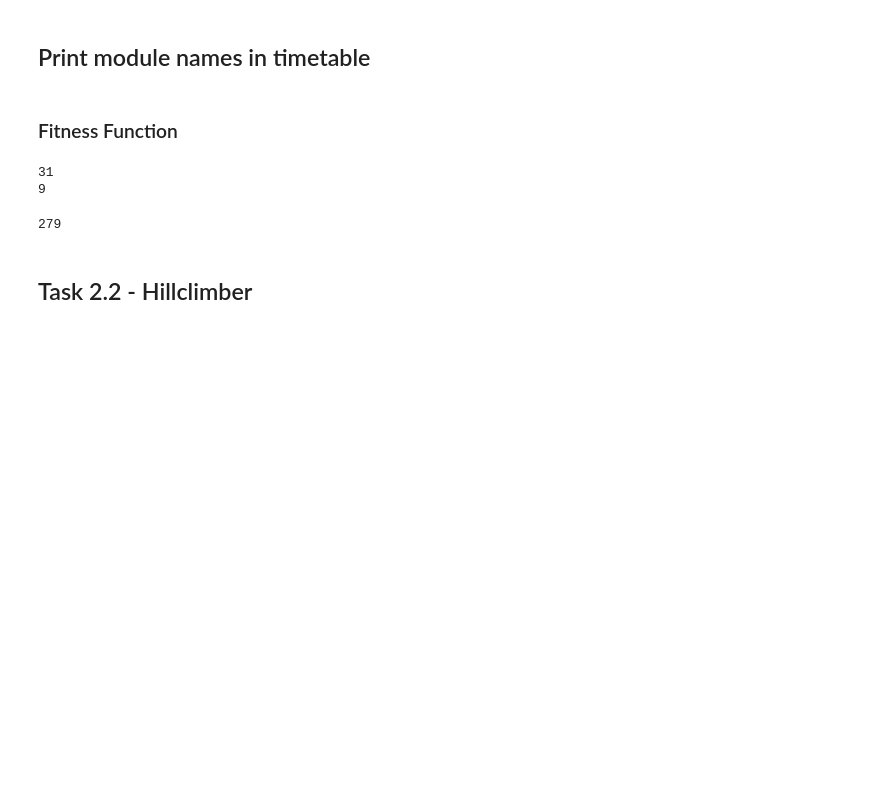
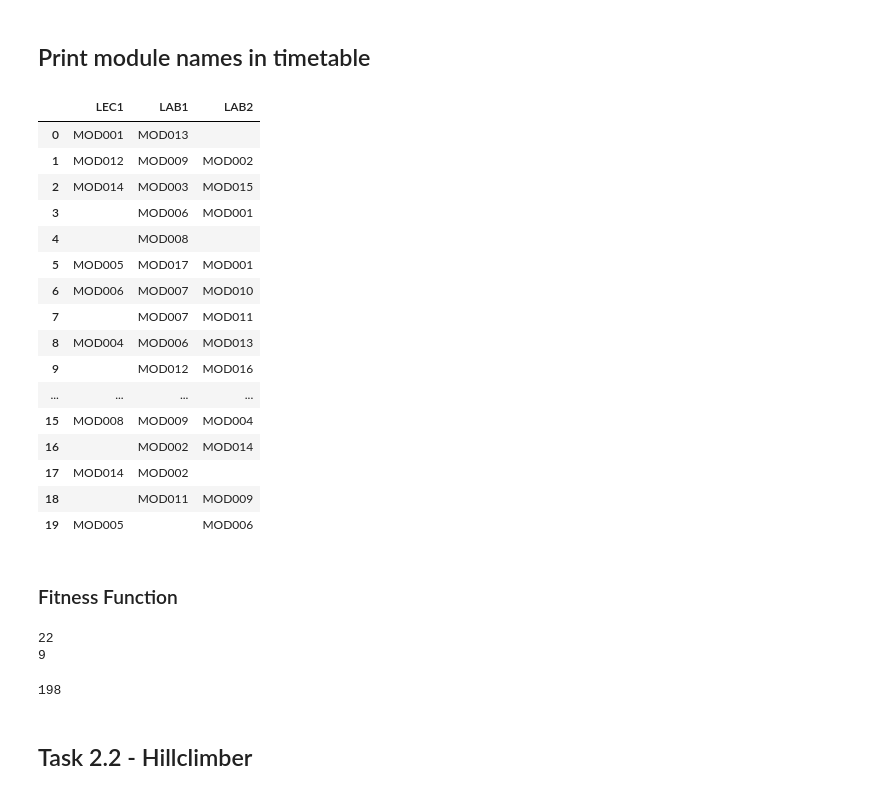
Before and after one commit to Firey56/COMP2002-Coursework, a Jupyter notebook: COMP2002 Jupyter Notebook.ipynb, the cells around one changed output. Drawn from its saved outputs; the diff is of its cells as text; code cells hidden in the pictures; blank space fills up the shorter version.

```diff
--- a/COMP2002 Jupyter Notebook.ipynb
+++ b/COMP2002 Jupyter Notebook.ipynb
@@ -142,6 +142,7 @@ for index, row in data.iterrows():
 def RuinAndRecreate():
     #Creates the module list with the amount of times it has to go into the timetable
     import random
+    solution = []
     moduleAmount = []
     for i in range(len(list)):
         moduleAmount.append(list[i])
@@ -170,28 +171,46 @@ def RuinAndRecreate():
         elif i >= 40 and i < 60:
             df.loc[k, 'LAB2'] = moduleAmount[i]
             k += 1
-
+    solution.append(df)
     return df
 # %% [markdown]
 ## Print module names in timetable
 # %%
 #Function that just prints out the timetable with the names for testing sake
 def printTimetable(timetable):
     timetableModuleNames = pandas.DataFrame(columns=['LEC1','LAB1','LAB2'],index=range(0,20))
     j = 0
     k = 0
     for i in range(60):
         if i < 20:
-            timetableModuleNames.loc[i, 'LEC1'] = timetable.loc[i, 'LEC1'].isLab
+            timetableModuleNames.loc[i, 'LEC1'] = timetable.loc[i, 'LEC1'].moduleName
         elif i >= 20 and i < 40:
-            timetableModuleNames.loc[j, 'LAB1'] = timetable.loc[j, 'LAB1'].isLab
+            timetableModuleNames.loc[j, 'LAB1'] = timetable.loc[j, 'LAB1'].moduleName
             j += 1
         elif i >= 40 and i < 60:
-            timetableModuleNames.loc[k, 'LAB2'] = timetable.loc[k, 'LAB2'].isLab
+            timetableModuleNames.loc[k, 'LAB2'] = timetable.loc[k, 'LAB2'].moduleName
             k += 1
     return timetableModuleNames
 
-#printTimetable(RuinAndRecreate())
+printTimetable(RuinAndRecreate())
+# %% [output]
+|  | LEC1 | LAB1 | LAB2 |
+| 0 | MOD001 | MOD013 |  |
+| 1 | MOD012 | MOD009 | MOD002 |
+| 2 | MOD014 | MOD003 | MOD015 |
+| 3 |  | MOD006 | MOD001 |
+| 4 |  | MOD008 |  |
+| 5 | MOD005 | MOD017 | MOD001 |
+| 6 | MOD006 | MOD007 | MOD010 |
+| 7 |  | MOD007 | MOD011 |
+| 8 | MOD004 | MOD006 | MOD013 |
+| 9 |  | MOD012 | MOD016 |
+| ... | ... | ... | ... |
+| 15 | MOD008 | MOD009 | MOD004 |
+| 16 |  | MOD002 | MOD014 |
+| 17 | MOD014 | MOD002 |  |
+| 18 |  | MOD011 | MOD009 |
+| 19 | MOD005 |  | MOD006 |
 # %% [markdown]
 ### Fitness Function
 # %%
@@ -246,14 +265,10 @@ def precendence_constraints(timetable):
     return precedence
 
 def fitness(timetable):
-    printTable = printTimetable(timetable)
-    #print(printTable)
     return concurrence_constraints(timetable) * precendence_constraints(timetable)
-
-fitness(RuinAndRecreate())
 # %% [output]
-31
+22
 9
-279
+198
 # %% [markdown]
 ## Task 2.2 - Hillclimber
```
Also changed, not shown: parts of 5 cells of this notebook.
